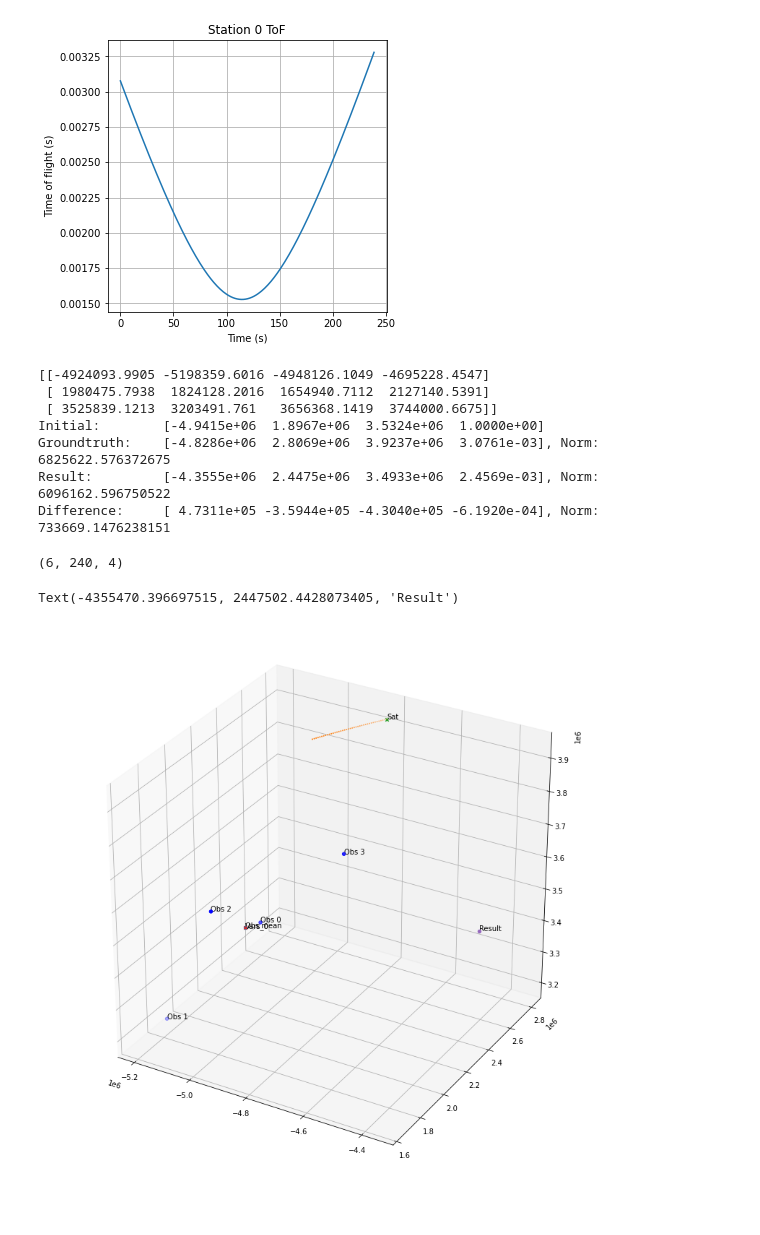
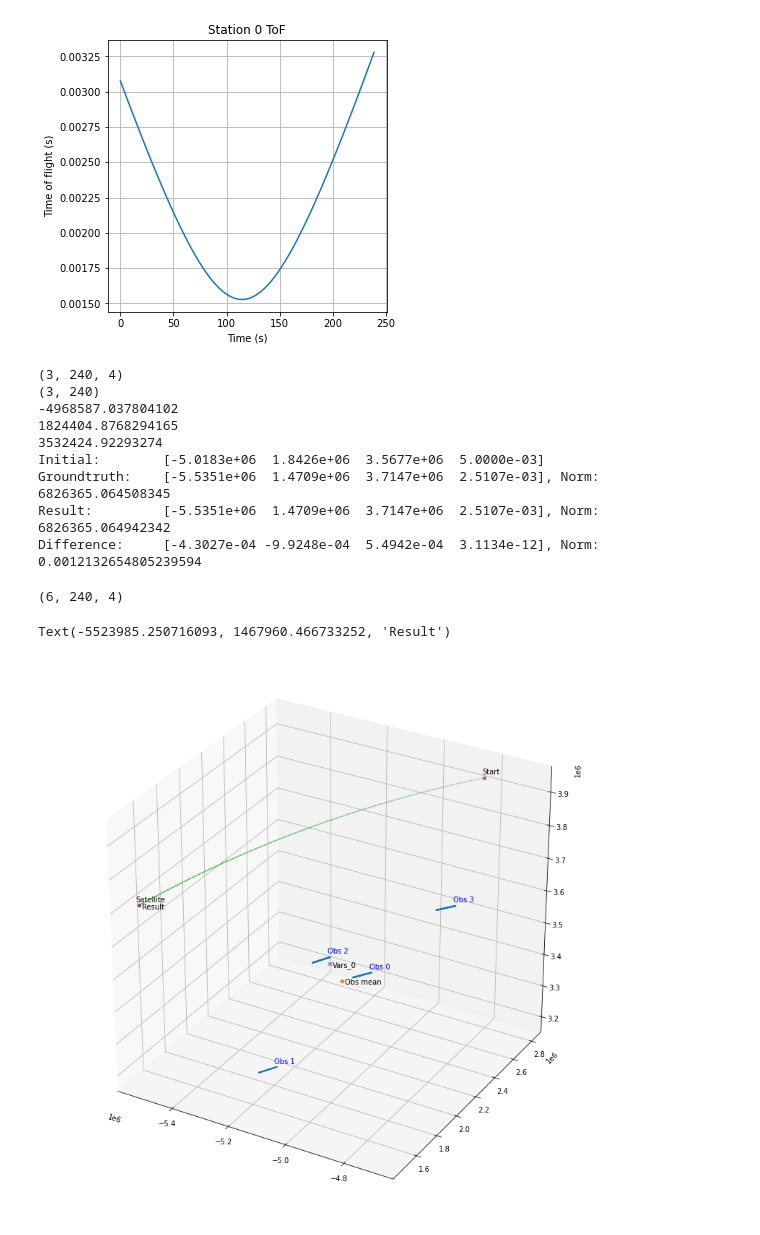
Before and after one commit to aerospaceresearch/orbitdeterminator, a Jupyter notebook: orbitdeterminator/doppler_determination/orbdet/notebooks/test_tdoa.ipynb, the cells around one changed output. Drawn from its saved outputs; the diff is of its cells as text; code cells hidden in the pictures.

```diff
--- a/orbitdeterminator/doppler_determination/orbdet/notebooks/test_tdoa.ipynb
+++ b/orbitdeterminator/doppler_determination/orbdet/notebooks/test_tdoa.ipynb
@@ -53,19 +53,24 @@ x_0, t_sec, x_sat_orbdyn_stm, x_obs_multiple, _ = get_example_scenario(id=3, fra
 tdoa, tof = get_tdoa_simulated(x_sat_orbdyn_stm, x_obs_multiple)
 r, rr = range_range_rate(x_sat_orbdyn_stm, x_obs_multiple)
 
-idx = 0
+idx = 200
 x_sat = np.expand_dims(x_sat_orbdyn_stm[0:3, idx], axis=1)
-x_obs = x_obs_multiple[0:3, idx, :]
+x_obs = x_obs_multiple[0:3, :, :]
 
-print(x_obs)
+print(x_obs.shape)
 
-x_obs_mean = np.mean(x_obs, axis=1)
+x_obs_mean = np.mean(x_obs, axis=2)
 
-vars_0  = [x_sat.item(0)+50000, x_sat.item(1)+50000, x_sat.item(2)+50000, 1]
-vars_0  = [x_obs_mean[0]*1.0, x_obs_mean[1]*1.0, x_obs_mean[2]*1.0, 1]
+print(x_obs_mean.shape)
+print(x_obs_mean[0,idx])
+print(x_obs_mean[1,idx])
+print(x_obs_mean[2,idx])
+
+vars_0  = [x_sat.item(0)+50000, x_sat.item(1)+50000, x_sat.item(2)+50000, 5e-3]
+vars_0  = [x_obs_mean[0, idx]*1.01, x_obs_mean[1, idx]*1.01, x_obs_mean[2, idx]*1.01, 5e-3]
 
 vars_gt = [x_sat.item(0), x_sat.item(1), x_sat.item(2), r[0,idx]/C]
-data    = (x_obs, tdoa[:, idx])
+data    = (x_obs_multiple[0:3, idx, :], tdoa[:, idx])
 
 a = tdoa_objective_function(vars_0, *data)
 
@@ -76,42 +81,50 @@ print(f"Groundtruth: \t{np.array(vars_gt)}, Norm: \t{np.linalg.norm(vars_gt)}")
 print(f"Result: \t{result}, Norm: \t{np.linalg.norm(result)}")
 print(f"Difference:\t{result - vars_gt}, Norm: \t{np.linalg.norm(result - vars_gt)}")
 # %% [output]
-[[-4924093.9905 -5198359.6016 -4948126.1049 -4695228.4547]
- [ 1980475.7938  1824128.2016  1654940.7112  2127140.5391]
- [ 3525839.1213  3203491.761   3656368.1419  3744000.6675]]
-Initial:        [-4.9415e+06  1.8967e+06  3.5324e+06  1.0000e+00]
-Groundtruth:    [-4.8286e+06  2.8069e+06  3.9237e+06  3.0761e-03], Norm:        6825622.576372675
-Result:         [-4.3555e+06  2.4475e+06  3.4933e+06  2.4569e-03], Norm:        6096162.596750522
-Difference:     [ 4.7311e+05 -3.5944e+05 -4.3040e+05 -6.1920e-04], Norm:        733669.1476238151
+(3, 240, 4)
+(3, 240)
+-4968587.037804102
+1824404.8768294165
+3532424.92293274
+Initial:        [-5.0183e+06  1.8426e+06  3.5677e+06  5.0000e-03]
+Groundtruth:    [-5.5351e+06  1.4709e+06  3.7147e+06  2.5107e-03], Norm:        6826365.064508345
+Result:         [-5.5351e+06  1.4709e+06  3.7147e+06  2.5107e-03], Norm:        6826365.064942342
+Difference:     [-4.3027e-04 -9.9248e-04  5.4942e-04  3.1134e-12], Norm:        0.0012132654805239594
 # %%
 fig = plt.figure(figsize=(14,14))
 
 print(x_obs_multiple.shape)
 
+n_vis = 200
+txtp = 1.002
+txtn = 0.998
+
 ax = fig.add_subplot(111, projection='3d')
 
 #plot_sphere(ax, d=R_EQ, n=40)
 # Observer
-obs = ax.scatter(x_obs_multiple[0,idx,:], x_obs_multiple[1,idx,:], x_obs_multiple[2,idx,:], marker='o', c='b')
+obs = ax.scatter(x_obs_multiple[0,:,:], x_obs_multiple[1,:,:], x_obs_multiple[2,:,:], marker='o', s=1)
 for i in range(x_obs_multiple.shape[2]):
-    ax.text(x_obs_multiple[0,idx,i], x_obs_multiple[1,idx,i], x_obs_multiple[2,idx,i], f"Obs {i}")
+    ax.text(x_obs_multiple[0,0,i]*txtp, x_obs_multiple[1,0,i]*txtp, x_obs_multiple[2,0,i]*txtp, f"Obs {i}",c='b')
+    ax.scatter(x_obs_multiple[0,:,:], x_obs_multiple[1,:,:], x_obs_multiple[2,:,:], marker='o', s=1)
 # Mean observer position
-obs_mean = ax.scatter(x_obs_mean[0], x_obs_mean[1], x_obs_mean[2], marker='o')
-ax.text(x_obs_mean[0], x_obs_mean[1], x_obs_mean[2], f"Obs mean")
+obs_mean = ax.scatter(x_obs_mean[0, idx], x_obs_mean[1, idx], x_obs_mean[2, idx], marker='o')
+ax.text(x_obs_mean[0, idx]*txtn, x_obs_mean[1, idx]*txtn, x_obs_mean[2, idx]*txtn, f"Obs mean")
 
 # Satellite
-sat = ax.scatter(x_sat_orbdyn_stm[0,:40], x_sat_orbdyn_stm[1,:40], x_sat_orbdyn_stm[2,:40], s=1)
+sat = ax.scatter(x_sat_orbdyn_stm[0,:n_vis], x_sat_orbdyn_stm[1,:n_vis], x_sat_orbdyn_stm[2,:n_vis], s=1)
 sat_0 = ax.scatter(x_sat_orbdyn_stm[0,0], x_sat_orbdyn_stm[1,0], x_sat_orbdyn_stm[2,0], marker='x')
-ax.text(x_sat_orbdyn_stm[0,0], x_sat_orbdyn_stm[1,0], x_sat_orbdyn_stm[2,0], "Sat")
+ax.text(x_sat_orbdyn_stm[0,0]*txtp, x_sat_orbdyn_stm[1,0]*txtp, x_sat_orbdyn_stm[2,0]*txtp, "Start")
+ax.text(x_sat_orbdyn_stm[0,idx]*txtp, x_sat_orbdyn_stm[1,idx]*txtp, x_sat_orbdyn_stm[2,idx]*txtp, "Satellite")
 
 # Initial position
 ax.scatter(vars_0[0], vars_0[1], vars_0[2], marker='x')
-ax.text(vars_0[0], vars_0[1], vars_0[2], f"Vars_0")
+ax.text(vars_0[0]*txtn, vars_0[1]*txtn, vars_0[2]*txtn, f"Vars_0")
 
 # Result
-ax.scatter(result[0], result[1], result[2], marker='o')
-ax.text(result[0], result[1], result[2], f"Result")
+ax.scatter(result[0], result[1], result[2], marker='o', facecolor=None)
+ax.text(result[0]*txtn, result[1]*txtn, result[2]*txtn, f"Result")
 # %% [output]
 (6, 240, 4)
-Text(-4355470.396697515, 2447502.4428073405, 'Result')
+Text(-5523985.250716093, 1467960.466733252, 'Result')
-[figure, old version]
+[figure, new version]
```
Also changed, not shown: 1 other file.
